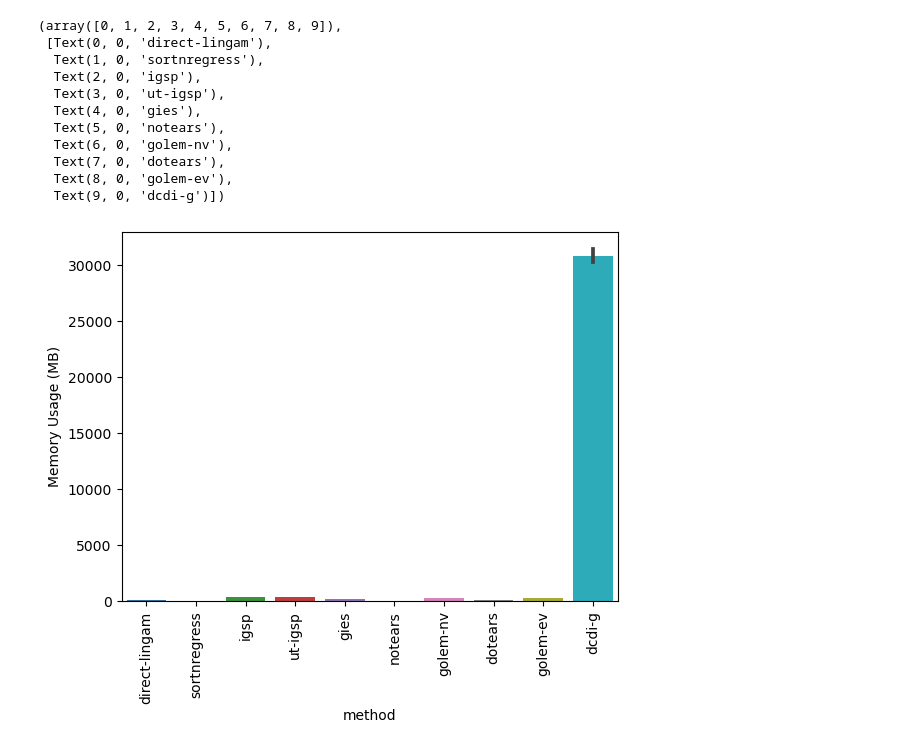
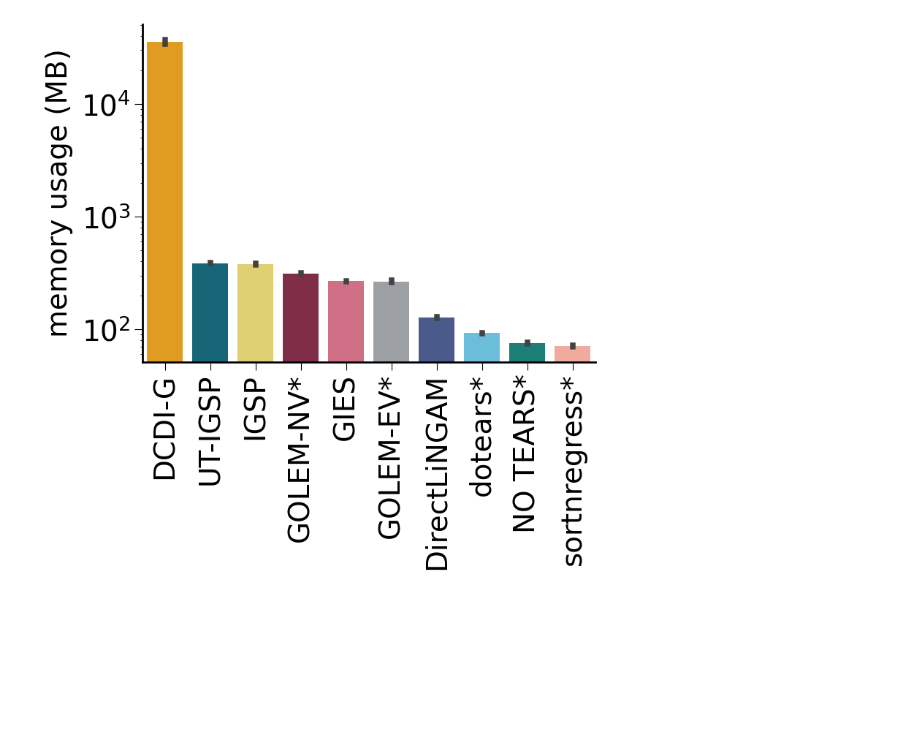
Before and after one commit to asxue/dotears, a Jupyter notebook: notebooks/benchmarking.ipynb, the cells around one changed output. Cells and saved outputs as stored; diff of their text form; code cells hidden in the pictures; blank space fills up the shorter version.

Commit message:
added dcdi simulations, sensitivity analyses

```diff
--- a/notebooks/benchmarking.ipynb
+++ b/notebooks/benchmarking.ipynb
@@ -12,9 +12,8 @@ import seaborn as sns
 RUN_NAMES = [
              'p40_high_density_strong_effects/',
              'p40_high_density_weak_effects'
-#              'p50_high_density_small_edges',
-#              'p50_low_density_standard_edges',
-#              'p50_low_density_small_edges'
+             'p40_low_density_strong_effects',
+             'p40_low_density_weak_effects',
             ]
 
 all_runs = [(base_name,
@@ -44,9 +43,17 @@ for base_name, benchmark_dir in all_runs:
         for exp_dir in experiment_dirs:
             for dag_dir in glob.glob(os.path.join(exp_dir, '*')):
                 for f in glob.glob(os.path.join(dag_dir, '*')):
+                    if 'lambda' in f:
+                        continue
+
+                    basename = os.path.basename(f)
+                    sim_id = basename.split('.')[0][3:]
+                    if int(sim_id) >= 10:
+                        continue
 
                     f_df = pd.read_csv(f, delimiter='\t')
 
+
                     f_df['method'] = method
                     df.loc[len(df.index), :] = f_df.loc[0]
 # %%
@@ -68,24 +132,53 @@ df
 # %%
-plt.figure()
-sns.barplot(data=df, x='method', y='max_uss')
+plt.figure(figsize=(8, 6))
+
+ORDERED_METHODS = sorted(HUE_METHODS, key=lambda x: df.loc[df['method'] == x, 'max_uss'].mean())[::-1]
+DISPLAY_METHODS = [CV_NAME_DICT[x] for x in ORDERED_METHODS]
+
+sns.barplot(data=df,
+            x='method',
+            y='max_uss',
+            order=ORDERED_METHODS,
+            palette=color_dict,
+            errorbar=('se', 1),
+
+           )
 plt.xticks(rotation=90)
-# plt.yscale('log')
-plt.ylabel('Memory Usage (MB)')
+plt.yscale('log')
+plt.ylabel('memory usage (MB)', fontsize=28)
+plt.xlabel(None)
+ax = plt.gca()
+ax.set_xticklabels(DISPLAY_METHODS, rotation=90)
+ax.spines['top'].set_visible(False)
+ax.spines['right'].set_visible(False)
 
-plt.figure()
-sns.barplot(data=df, x='method', y='s')
+plt.savefig('../figures/benchmarking/memory.png',
+            bbox_inches='tight',
+              dpi=72)
+
+plt.figure(figsize=(8, 6))
+ORDERED_METHODS = sorted(HUE_METHODS, key=lambda x: df.loc[df['method'] == x, 's'].mean())[::-1]
+DISPLAY_METHODS = [CV_NAME_DICT[x] for x in ORDERED_METHODS]
+
+sns.barplot(data=df,
+            x='method',
+            y='s',
+            order=ORDERED_METHODS,
+            palette=color_dict,
+            errorbar=('se', 1),
+
+           )
 plt.xticks(rotation=90)
-# plt.yscale('log')
+plt.xlabel(None)
+plt.yscale('log')
+plt.ylabel('runtime (seconds)')
+ax = plt.gca()
+ax.set_xticklabels(DISPLAY_METHODS, rotation=90)
+ax.spines['top'].set_visible(False)
+ax.spines['right'].set_visible(False)
+
+plt.savefig('../figures/benchmarking/runtime.png',
+            bbox_inches='tight',
+              dpi=72)
 # %% [output]
-(array([0, 1, 2, 3, 4, 5, 6, 7, 8, 9]),
- [Text(0, 0, 'direct-lingam'),
-  Text(1, 0, 'sortnregress'),
-  Text(2, 0, 'igsp'),
-  Text(3, 0, 'ut-igsp'),
-  Text(4, 0, 'gies'),
-  Text(5, 0, 'notears'),
-  Text(6, 0, 'golem-nv'),
-  Text(7, 0, 'dotears'),
-  Text(8, 0, 'golem-ev'),
-  Text(9, 0, 'dcdi-g')])
-[figure, old version]
+[figure, new version]
```
Also changed, not shown: parts of 6 cells of this notebook, 10 other files.
